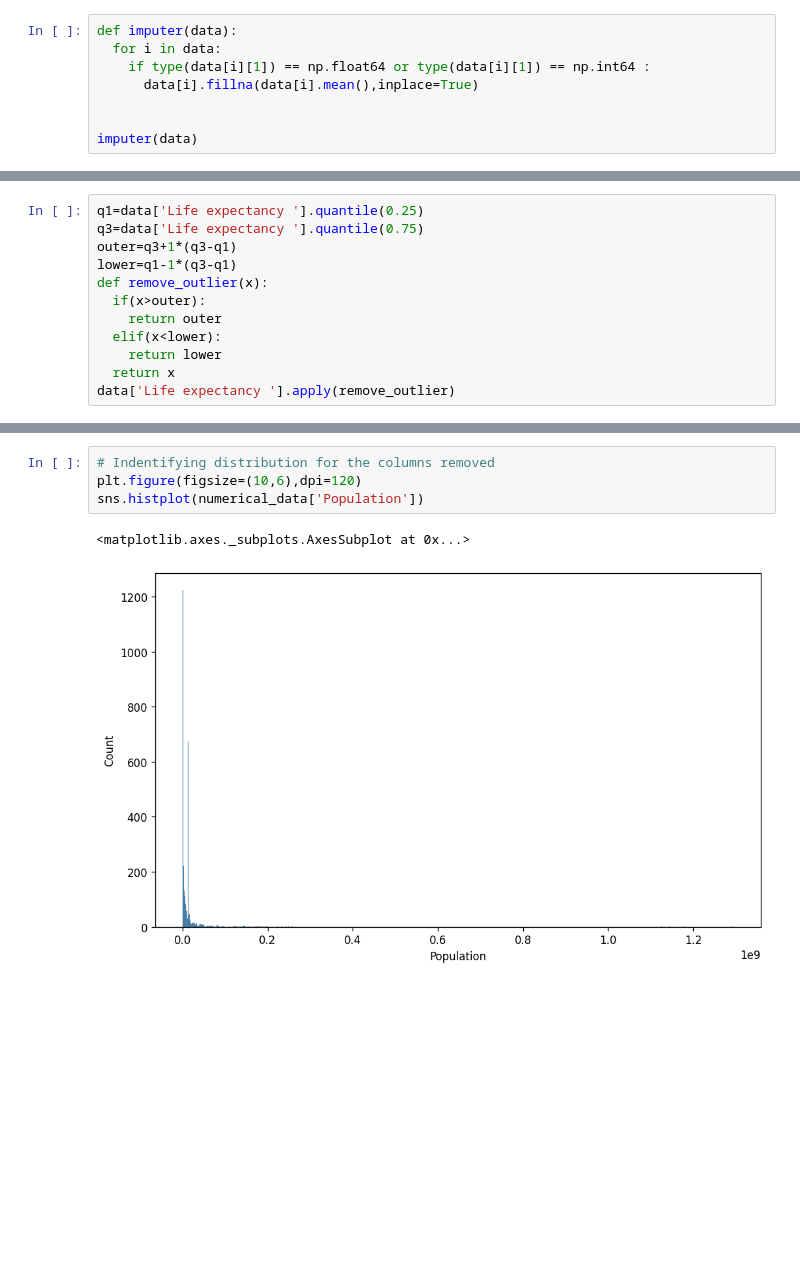
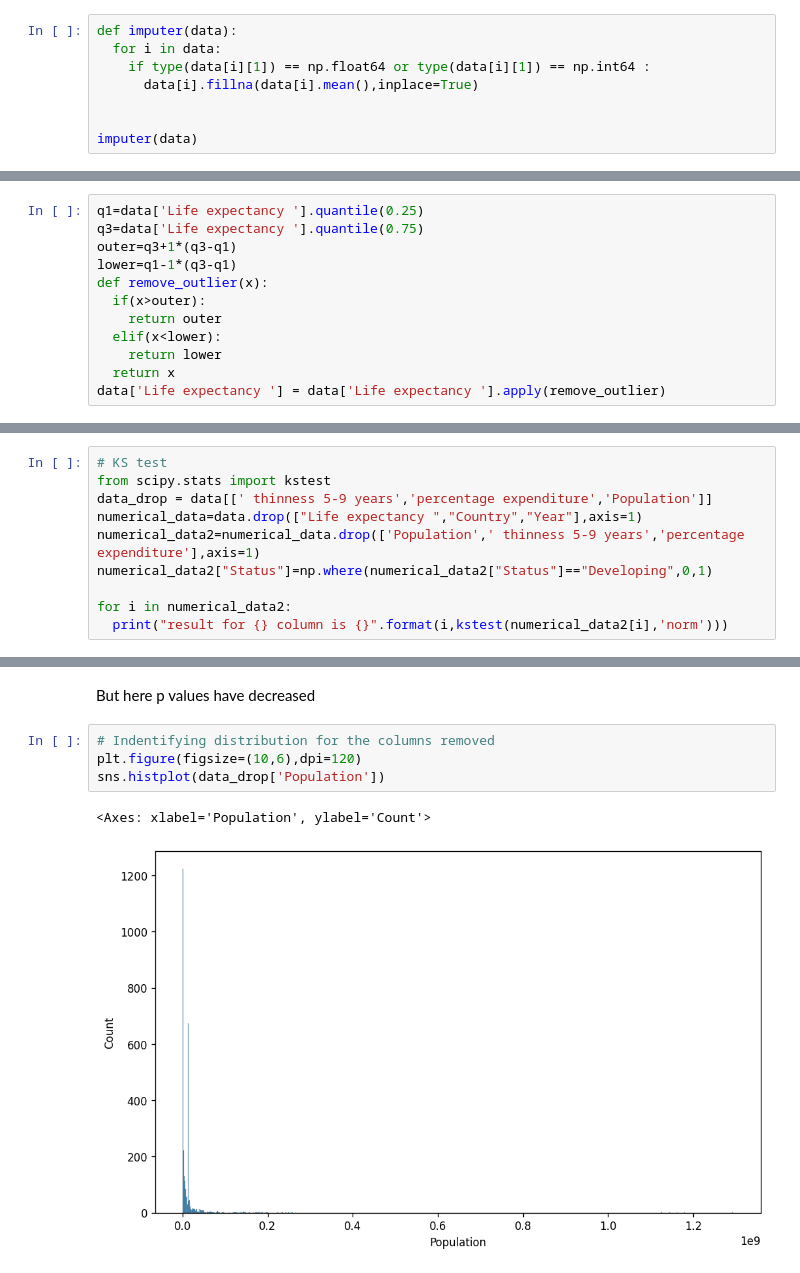
Before and after one commit to Ayushk249/Machine-Learning-notebooks, a Jupyter notebook: WHO_Life_Expectancy.ipynb, the cells around one changed output, grey strips where cells are left out. Cells and saved outputs as stored; diff of their text form; blank space fills up the shorter version.

```diff
--- a/WHO_Life_Expectancy.ipynb
+++ b/WHO_Life_Expectancy.ipynb
@@ -157,4 +167,4 @@ def remove_outlier(x):
   elif(x<lower):
     return lower
   return x
-data['Life expectancy '].apply(remove_outlier)
+data['Life expectancy '] = data['Life expectancy '].apply(remove_outlier)
@@ -343,0 +381,10 @@ In a future version of pandas all arguments of concat except for the argument 'o
+# %%
+# KS test
+from scipy.stats import kstest
+data_drop = data[[' thinness 5-9 years','percentage expenditure','Population']]
+numerical_data=data.drop(["Life expectancy ","Country","Year"],axis=1)
+numerical_data2=numerical_data.drop(['Population',' thinness 5-9 years','percentage expenditure'],axis=1)
+numerical_data2["Status"]=np.where(numerical_data2["Status"]=="Developing",0,1)
+
+for i in numerical_data2:
+  print("result for {} column is {}".format(i,kstest(numerical_data2[i],'norm')))
@@ -371,7 +435,9 @@ In a future version of pandas all arguments of concat except for the argument 'o
+# %% [markdown]
+But here p values have decreased
 # %%
 # Indentifying distribution for the columns removed
 plt.figure(figsize=(10,6),dpi=120)
-sns.histplot(numerical_data['Population'])
+sns.histplot(data_drop['Population'])
 # %% [output]
-<matplotlib.axes._subplots.AxesSubplot at 0x...>
+<Axes: xlabel='Population', ylabel='Count'>
-[figure, old version]
+[figure, new version]
```
Also changed, not shown: parts of 62 cells of this notebook.
